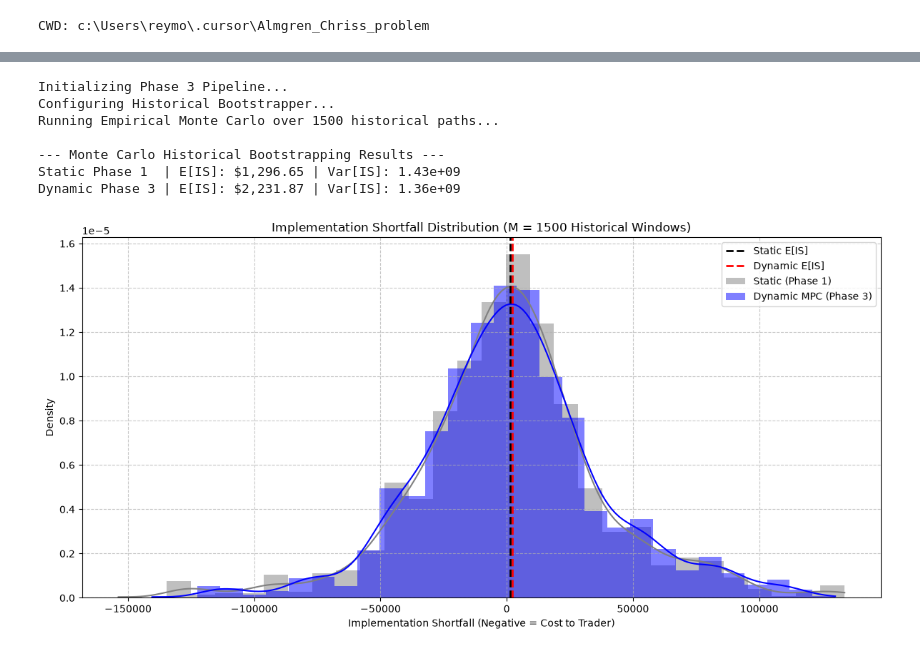
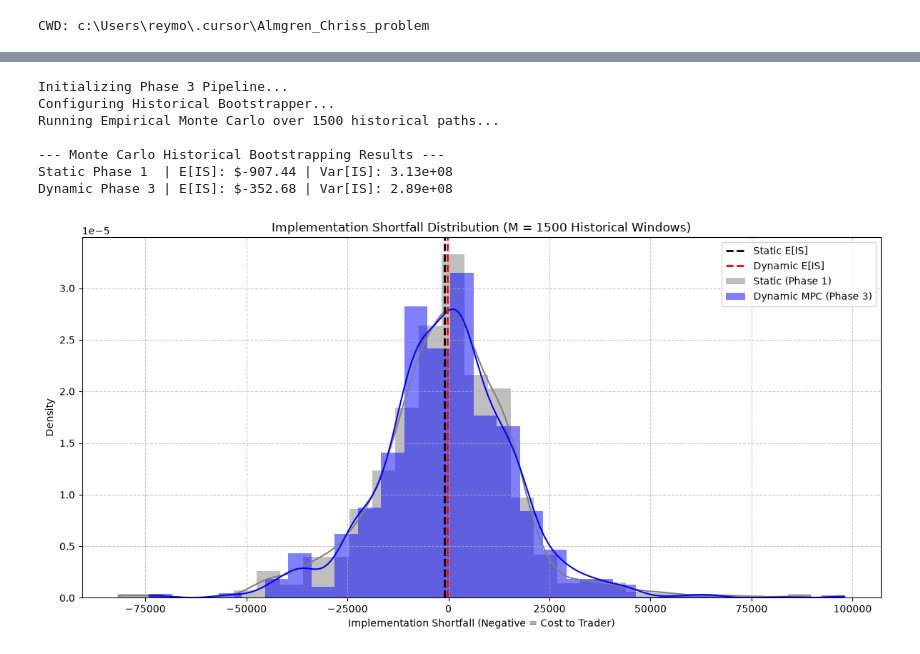
Before and after one commit to reymondsacha/Almgren_Chriss_problem, a Jupyter notebook: notebooks/validation.ipynb, the cells around one changed output, grey strips where cells are left out. Cells and saved outputs as stored; diff of their text form; code cells hidden in the pictures.

Commit message:
end of the ML phase and predictive microstructure.

```diff
--- a/notebooks/validation.ipynb
+++ b/notebooks/validation.ipynb
@@ -108,7 +108,7 @@ from src.main import dynamic_execution
 
 # 1. Run Phase 3 to train the models and extract the pipeline state
 print("Initializing Phase 3 Pipeline...")
-pipeline_state = dynamic_execution(plot = False)
+pipeline_state = dynamic_execution(plot = False, lam=2e-6)
 
 # Unpack the required variables
 df = pipeline_state["df"]
@@ -133,7 +133,13 @@ bootstrapper = Historical_Bootstrapper(
 )
 
 static_v = static_trajectory[:-1] - static_trajectory[1:]
-eval_eta = np.mean(np.exp(y_eta))
+
+
+y_eta_log = pipeline_state["y_eta"]
+y_eta_realized = np.exp(y_eta_log)
+
+eval_eta = np.mean(y_eta_realized)
+eval_gamma = eval_eta * 0.1
 
 # 3. Run Simulation
 M_simulations = 1500
@@ -144,40 +150,41 @@ results = bootstrapper.run_bootstrap(
     sigma_model=sigma_model,
     eta_model=eta_model,
     static_v=static_v,
-    eval_eta=eval_eta
+    eval_gamma=eval_gamma,
+    y_eta_realized=y_eta_realized
 )
 
 # 4. Extract and Print Results
 static_IS = results["Static_IS"]
 dynamic_IS = results["Dynamic_IS"]
 metrics = results["Metrics"]
 
 print("\n--- Monte Carlo Historical Bootstrapping Results ---")
 print(f"Static Phase 1  | E[IS]: ${metrics['Static']['Expectation']:,.2f} | Var[IS]: {metrics['Static']['Variance']:,.2e}")
 print(f"Dynamic Phase 3 | E[IS]: ${metrics['Dynamic']['Expectation']:,.2f} | Var[IS]: {metrics['Dynamic']['Variance']:,.2e}")
 
 # 5. Plot the Distributions
 plt.figure(figsize=(12, 6))
 
 sns.histplot(static_IS, color='gray', label='Static (Phase 1)', kde=True, stat="density", linewidth=0, alpha=0.5, bins=30)
 sns.histplot(dynamic_IS, color='blue', label='Dynamic MPC (Phase 3)', kde=True, stat="density", linewidth=0, alpha=0.5, bins=30)
 
 plt.axvline(metrics['Static']['Expectation'], color='black', linestyle='dashed', linewidth=2, label='Static E[IS]')
 plt.axvline(metrics['Dynamic']['Expectation'], color='red', linestyle='dashed', linewidth=2, label='Dynamic E[IS]')
 
 plt.title(f"Implementation Shortfall Distribution (M = {M_simulations} Historical Windows)")
 plt.xlabel("Implementation Shortfall (Negative = Cost to Trader)")
 plt.ylabel("Density")
 plt.legend()
 plt.grid(True, linestyle='--', alpha=0.7)
 plt.tight_layout()
 plt.show()
 # %% [output]
 Initializing Phase 3 Pipeline...
 Configuring Historical Bootstrapper...
 Running Empirical Monte Carlo over 1500 historical paths...
 
 --- Monte Carlo Historical Bootstrapping Results ---
-Static Phase 1  | E[IS]: $1,296.65 | Var[IS]: 1.43e+09
-Dynamic Phase 3 | E[IS]: $2,231.87 | Var[IS]: 1.36e+09
+Static Phase 1  | E[IS]: $-907.44 | Var[IS]: 3.13e+08
+Dynamic Phase 3 | E[IS]: $-352.68 | Var[IS]: 2.89e+08
-[figure, old version]
+[figure, new version]
```
Also changed, not shown: parts of 1 cell of this notebook, 12 other files.
